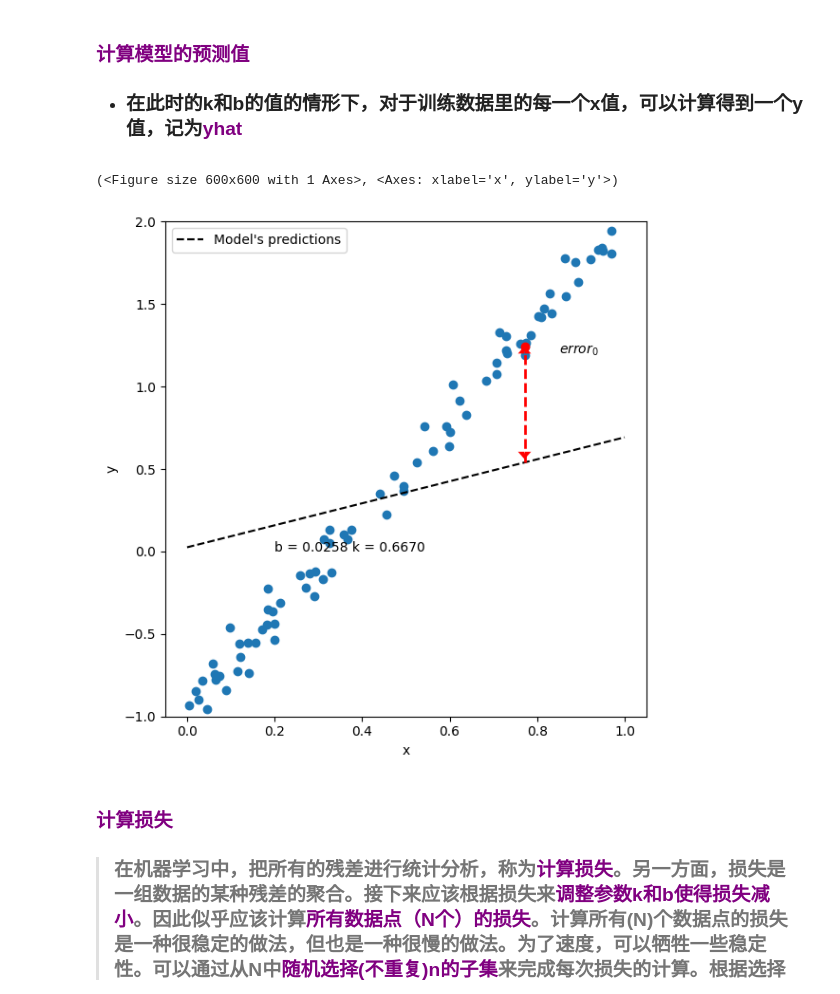
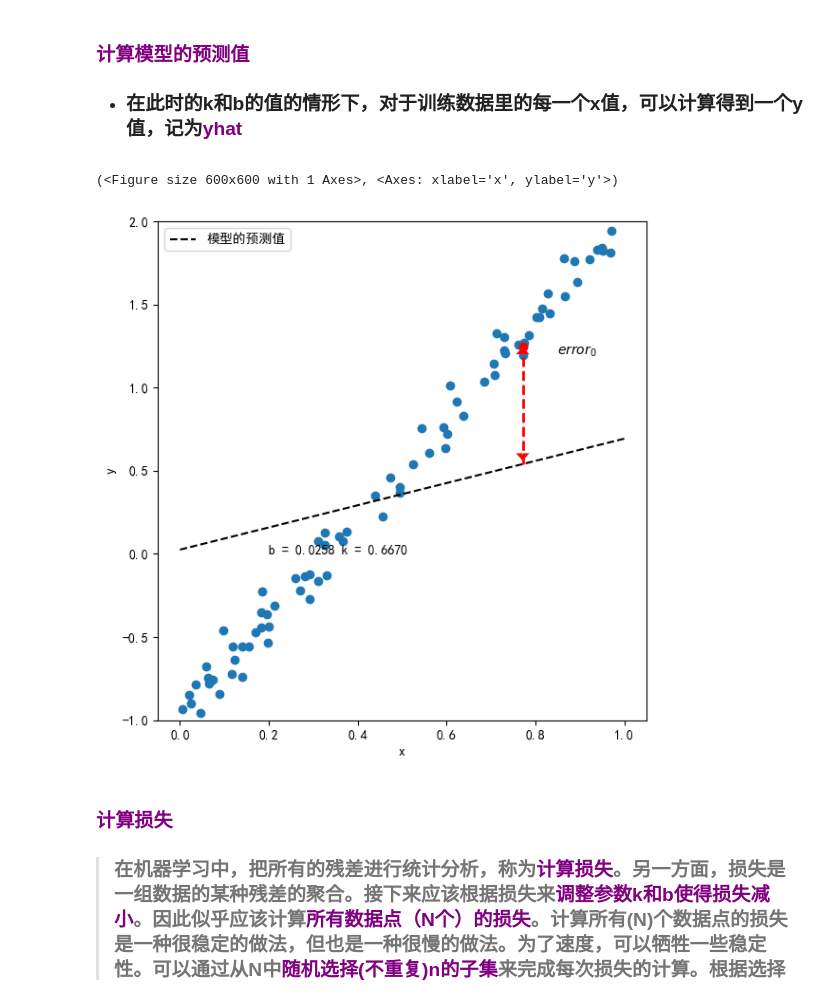
Before and after one commit to ShuningCui/CollegeComputerAI, a Jupyter notebook: chapter7/7_2_SimpleANN.ipynb, the cells around one changed output. Saved outputs shown, nothing was run; the diff lists cells and outputs as text; code cells hidden in the pictures.

```diff
--- a/chapter7/7_2_SimpleANN.ipynb
+++ b/chapter7/7_2_SimpleANN.ipynb
@@ -101,37 +101,37 @@ def figure2(x_train, y_train, b, w, color='k'):
     # Dataset
     ax.scatter(x_train, y_train)
     # Predictions
-    ax.plot(x_range, yhat_range, label='Model\'s predictions', c=color, linestyle='--')
+    ax.plot(x_range, yhat_range, label='模型的预测值', c=color, linestyle='--')
 
     # Annotations
     ax.annotate('b = {:.4f} k = {:.4f}'.format(b, w), xy=(.2, 0), c=color)
     ax.legend(loc=0)
     fig.tight_layout()
     return fig, ax
 
 
 def figure3(x_train, y_train, b, w):
     fig, ax = figure2(x_train, y_train, b, w)
 
     # First data point
     x0, y0 = x_train[0][0], y_train[0][0]
     # First data point
     ax.scatter([x0], [y0], c='r')
     # Vertical line showing error between point and prediction
     ax.plot([x0,x0], [(b + w * x0), y0 - .03], c='r', linewidth=2, linestyle='--')
     ax.arrow(x0, y0 - .03, 0, .03, color='r', shape='full', lw=0, length_includes_head=True, head_width=.03)
     yy = b + w * x0 + .05
     ax.arrow(x0, yy, 0, -0.03, color='r', shape='full', lw=0, length_includes_head=True, head_width=.03)
     # Annotations
     ax.annotate(r'$error_0$', xy=(.85, 1.2))
 
     fig.tight_layout()
     return fig, ax
 
 figure3(x_train, y_train, b, k)
 # %% [output]
 (<Figure size 600x600 with 1 Axes>, <Axes: xlabel='x', ylabel='y'>)
-[figure, old version]
+[figure, new version]
 # %% [markdown]
 ### **<font color=purple>计算损失</font>**
 > ### 在机器学习中，把所有的残差进行统计分析，称为<font color="purple">**计算损失**</font>。另一方面，损失是一组数据的某种残差的聚合。接下来应该根据损失来<font color="purple">**调整参数k和b使得损失减小**</font>。因此似乎应该计算<font color="purple">**所有数据点（N个）的损失**</font>。计算所有(N)个数据点的损失是一种很稳定的做法，但也是一种很慢的做法。为了速度，可以牺牲一些稳定性。可以通过从N中<font color="purple">**随机选择(不重复)n的子集**</font>来完成每次损失的计算。根据选择的不同，分为以下3中情况，<font color="purple">**Batch、mini-Batch，和随机梯度下降（Stochastic Gradient Descent，SGD）**</font>：
```
Also changed, not shown: parts of 4 cells of this notebook, 8 other files.
